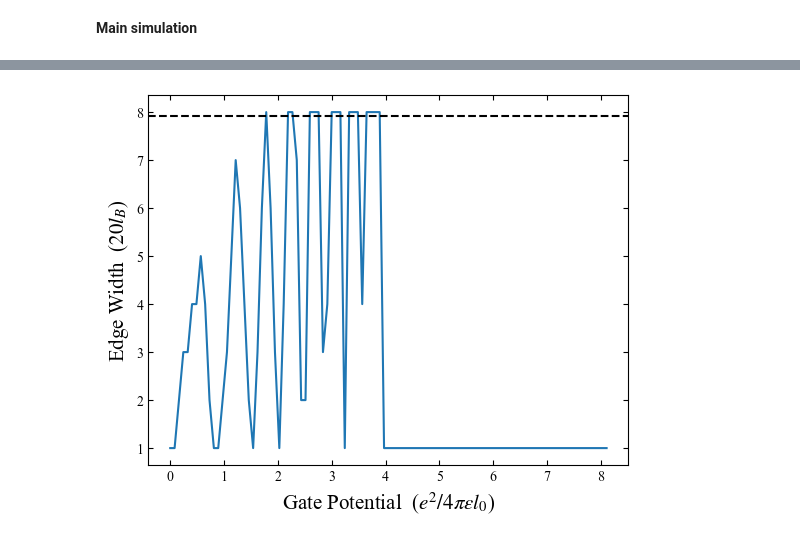
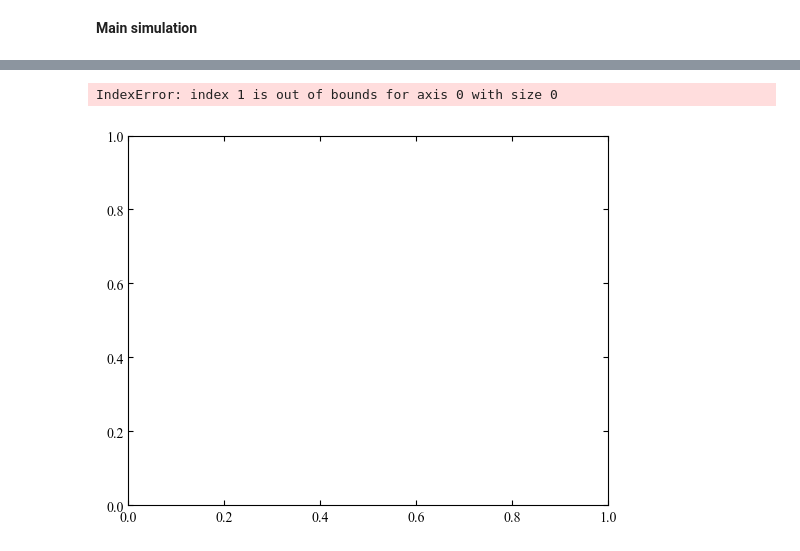
Before and after one commit to Quantum-Dynamics/edgecraft, a Jupyter notebook: PoC_copy.ipynb, the cells around one changed output, grey strips where cells are left out. Saved outputs shown, nothing was run; the diff lists cells and outputs as text; code cells hidden in the pictures.

```diff
--- a/PoC_copy.ipynb
+++ b/PoC_copy.ipynb
@@ -564,8 +647,9 @@ fig, axes = plt.subplots(1, 2)
 fig.set_size_inches(9, 4)
 cbar = None
 frames = 101
+#Literally E_F/100
 E_gate_step = (E_gate_max - E_gate_min) / (frames - 1)
-edge_length = []
+edge_yWidth = []
 
 def plot_anim(index: int) -> None:
     global cbar
@@ -573,6 +657,8 @@ def plot_anim(index: int) -> None:
 
     if cbar is not None:
         cbar.remove()
+
+    #clears plot
     axes[0].cla()
     axes[1].cla()
 
@@ -580,8 +666,11 @@ def plot_anim(index: int) -> None:
         energy = apply_local_constant_potential(energy, E_gate_step, gate_indices)
 
     edge = find_edge(energy, E_F, U_fluc, bulk)
-    if len(edge_length) == index:
-        edge_length.append(len(np.where(find_edge(energy, E_F, U_fluc, bulk)[len(x) // 2, :] == 1)[0]))
+
+    #I deleted an index because I'm pretty sure it was wrong
+    #Also I think this if statement is messing things up. How the animation works, it should run every time.
+    #if len(edge_yWidth) == index:
+    edge_yWidth.append(len(np.where(find_edge(energy, E_F, U_fluc, bulk)[len(x) // 2, :] == 1)))
 
     # edge 2D plot
     cplot = axes[0].pcolor(
@@ -602,16 +691,19 @@ def plot_anim(index: int) -> None:
         energy[len(x) // 2, :],
         label="single electron energy",
     )
-    axes[1].axhline(E_F, color="black", linestyle="dashed", label="$E_\mathrm{F}$")
+    axes[1].axhline(E_F, color="black", linestyle="dashed", label="$E_F$")
     axes[1].axhspan(E_F - U_fluc, E_F + U_fluc, color="red", alpha=0.3)
     axes[1].hlines(1.5, 130, 130 + 10e-6 / l, color="black", linewidth=3)
-    axes[1].text(120, 2.5, "10 $\mathrm{\mu m}$")
+    axes[1].text(120, 2.5, "10 $mu m$")
     axes[1].set_xlim(101)
     axes[1].set_ylim(0, E_F * 2.5)
     axes[1].set_xlabel("$Y$  ($" + f"{M:d}" + " l_B$)")
-    axes[1].set_ylabel("Energy  ($e^2 / 4 \pi \epsilon l_0$)")
+    axes[1].set_ylabel("Energy  ($e^2 / 4 pi epsilon l_0$)")
     axes[1].legend(fontsize=12)
+plt.show()
 
-anim = animation.FuncAnimation(fig, plot_anim, interval=100, frames=frames)
-anim.save("PoC.mp4", dpi=300)
+
+#anim = animation.FuncAnimation(fig, plot_anim, interval=100, frames=frames)
+#anim.save(filename="PoC.gif", writer="pillow", dpi=300)
+#plt.show()
 # %% [output]
@@ -622,20 +710,21 @@ KeyError: <Axes: label='<colorbar>'>
 [figure]
 # %%
-edge_length = np.array(edge_length)
+edge_yWidth = np.array(edge_yWidth)
 gate_potential = np.arange(0, frames) * E_gate_step
 # %%
 fig, axis = plt.subplots()
-
+edge_yWidth=np.delete(edge_yWidth,1,axis=0)
 axis.plot(
     gate_potential,
-    edge_length,
+    edge_yWidth,
 )
 
 axis.axhline(2e-6 / l, color="black", linestyle="dashed")
 
 axis.set_xlabel("Gate Potential  ($e^2 / 4 \pi \epsilon l_0$)")
 axis.set_ylabel("Edge Width  ($" + f"{M:d}" + " l_B$)")
 
 plt.show()
 # %% [output]
+IndexError: index 1 is out of bounds for axis 0 with size 0
-[figure, old version]
+[figure, new version]
```
Also changed, not shown: parts of 10 cells of this notebook, 1 other file.
